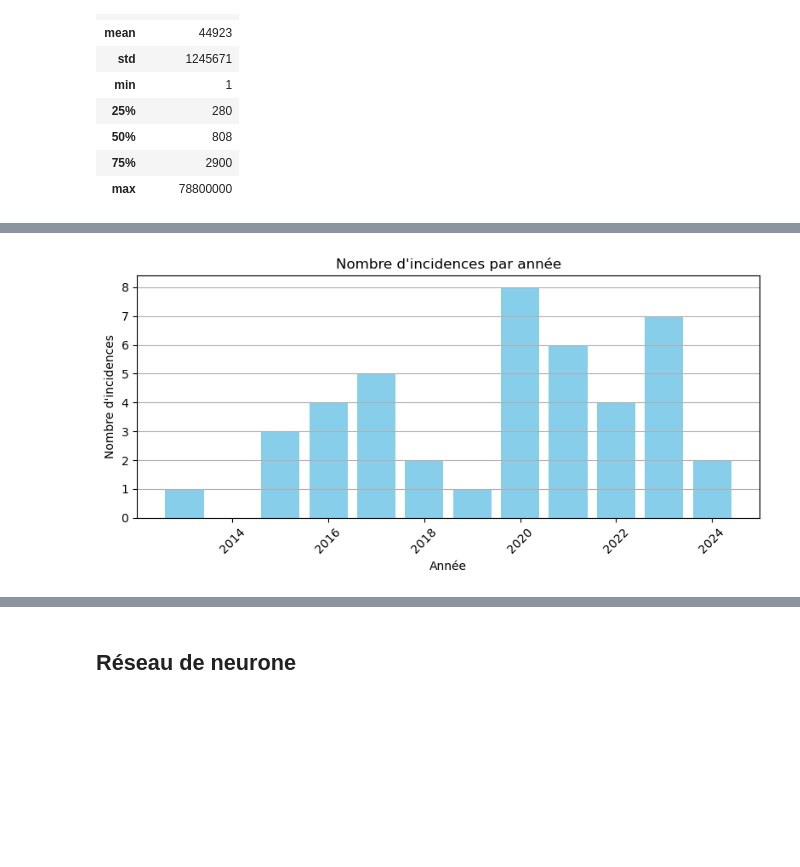
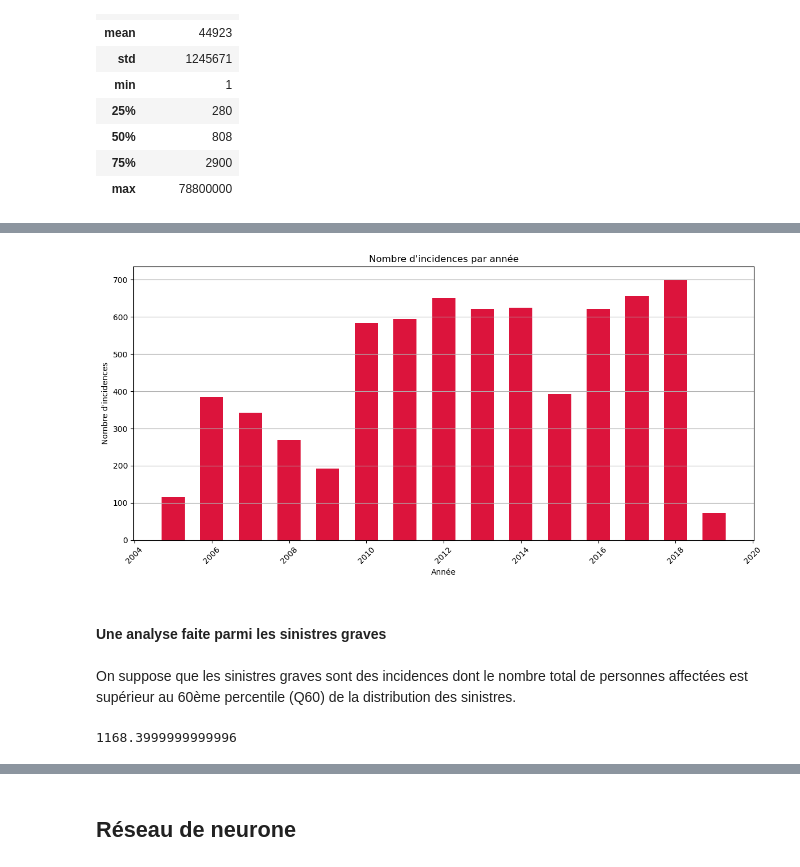
Before and after one commit to fdountiozaboue/NEXIALOG_STAGE, a Jupyter notebook: NoteBook_Analyse_de_la_base_PRC.ipynb, the cells around one changed output, grey strips where cells are left out. Cells and saved outputs as stored; diff of their text form; code cells hidden in the pictures; blank space fills up the shorter version.

```diff
--- a/NoteBook_Analyse_de_la_base_PRC.ipynb
+++ b/NoteBook_Analyse_de_la_base_PRC.ipynb
@@ -573,23 +378,21 @@ plt.show()
 # %%
-
-# Extraire l'année
-df_filtré['year'] = df_filtré['breach_date'].dt.year
-
 # Compter les occurrences par année
-yearly_counts = df_filtré['year'].value_counts().sort_index()
+yearly_counts = data_PRC['Year_of_Breach'].value_counts().sort_index()
 
 # Créer le graphique
-plt.figure(figsize=(8, 4))
-plt.bar(yearly_counts.index, yearly_counts.values, color='skyblue')
+plt.figure(figsize=(12, 6))
+plt.bar(yearly_counts.index, yearly_counts.values, color='crimson',width=0.6)
 
 # Ajouter les étiquettes
 plt.title("Nombre d'incidences par année")
 plt.xlabel("Année")
 plt.ylabel("Nombre d'incidences")
 
 plt.xticks(rotation=45)
 plt.grid(axis='y')
 plt.tight_layout()
 plt.show()
 # %% [output]
-[figure, old version]
+[figure, new version]
+# %% [markdown]
+#### Une analyse faite parmi les sinistres graves
@@ -595,0 +402,7 @@ plt.show()
+# %% [markdown]
+On suppose que les sinistres graves sont des incidences dont le nombre total de personnes affectées est supérieur au 60ème percentile (Q60) de la distribution des sinistres.
+# %%
+Q40 = data_PRC_model['Total_Records'].quantile(0.6)
+Q40
+# %% [output]
+1168.3999999999996
```
Also changed, not shown: parts of 60 cells of this notebook, 1 other file.
